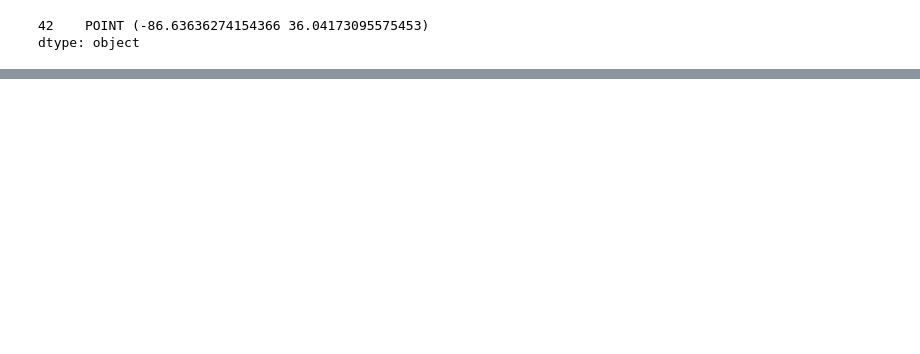
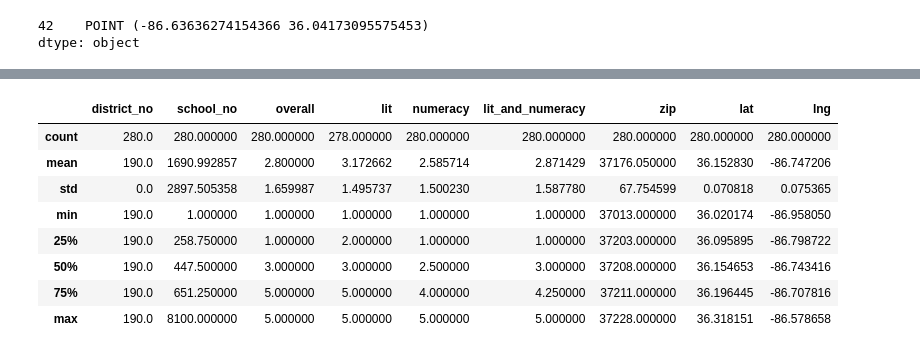
Before and after one commit to rsabram/Nashville-Public-Art, a Jupyter notebook: MTA_by_Schools.ipynb, the cells around one changed output, grey strips where cells are left out. Cells and saved outputs as stored; diff of their text form; code cells hidden in the pictures; blank space fills up the shorter version.

```diff
--- a/MTA_by_Schools.ipynb
+++ b/MTA_by_Schools.ipynb
@@ -110,0 +209,4 @@ center37013 = [36.04173095575453, -86.63636274154366]
+# %%
+tvaas.columns = ['district_no','school_no','district','school','overall','lit','numeracy','lit_and_numeracy','science','ss']
+# %%
+tvaas_nashville = tvaas.loc[tvaas.district == "Davidson County"]
@@ -110,0 +231,2 @@ center37013 = [36.04173095575453, -86.63636274154366]
+# %%
+tvaas_zip = pd.merge(tvaas_nashville, schools_geo, left_on = "school",right_on = "name")
@@ -110,0 +307,2 @@ center37013 = [36.04173095575453, -86.63636274154366]
+# %%
+tvaas_zip = tvaas_zip.drop_duplicates(subset='school')
@@ -110,0 +331,12 @@ center37013 = [36.04173095575453, -86.63636274154366]
+# %%
+tvaas_zip.describe()
+# %% [output]
+|  | district_no | school_no | overall | lit | numeracy | lit_and_numeracy | zip | lat | lng |
+| count | 280.0 | 280.000000 | 280.000000 | 278.000000 | 280.000000 | 280.000000 | 280.000000 | 280.000000 | 280.000000 |
+| mean | 190.0 | 1690.992857 | 2.800000 | 3.172662 | 2.585714 | 2.871429 | 37176.050000 | 36.152830 | -86.747206 |
+| std | 0.0 | 2897.505358 | 1.659987 | 1.495737 | 1.500230 | 1.587780 | 67.754599 | 0.070818 | 0.075365 |
+| min | 190.0 | 1.000000 | 1.000000 | 1.000000 | 1.000000 | 1.000000 | 37013.000000 | 36.020174 | -86.958050 |
+| 25% | 190.0 | 258.750000 | 1.000000 | 2.000000 | 1.000000 | 1.000000 | 37203.000000 | 36.095895 | -86.798722 |
+| 50% | 190.0 | 447.500000 | 3.000000 | 3.000000 | 2.500000 | 3.000000 | 37208.000000 | 36.154653 | -86.743416 |
+| 75% | 190.0 | 651.250000 | 5.000000 | 5.000000 | 4.000000 | 4.250000 | 37211.000000 | 36.196445 | -86.707816 |
+| max | 190.0 | 8100.000000 | 5.000000 | 5.000000 | 5.000000 | 5.000000 | 37228.000000 | 36.318151 | -86.578658 |
```
Also changed, not shown: parts of 49 cells of this notebook, 11 other files.
